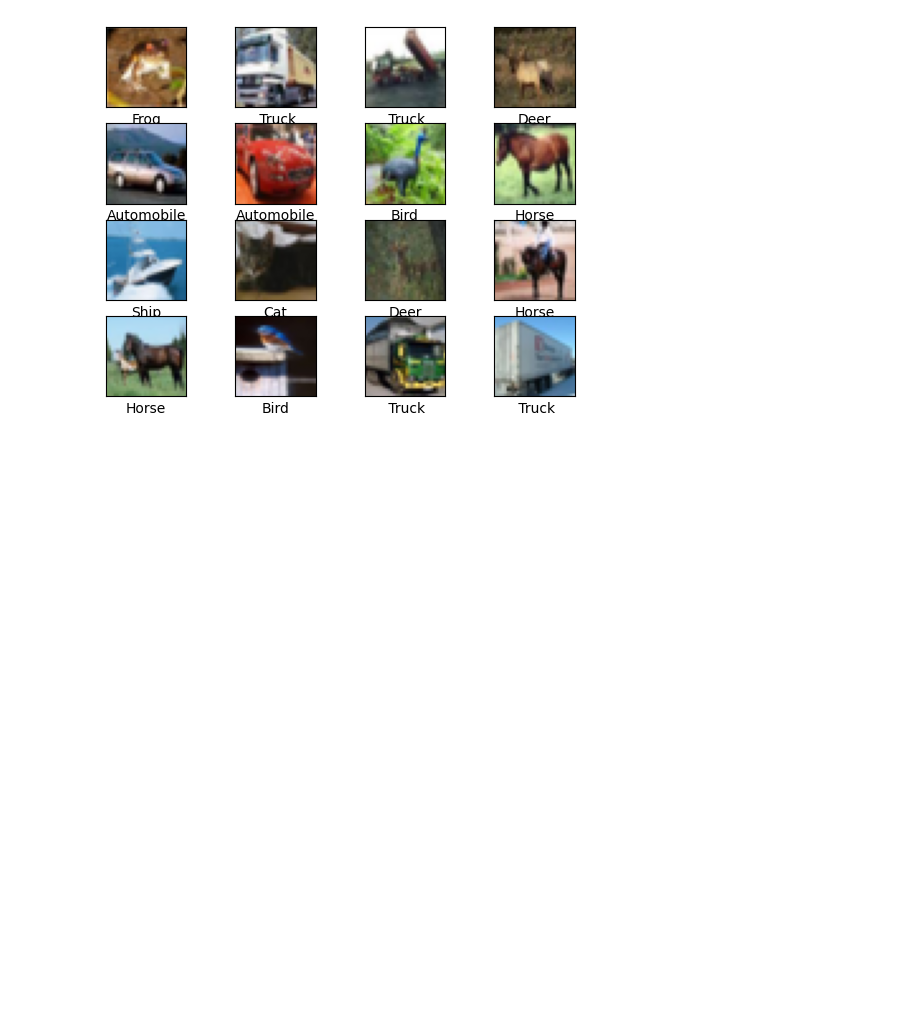
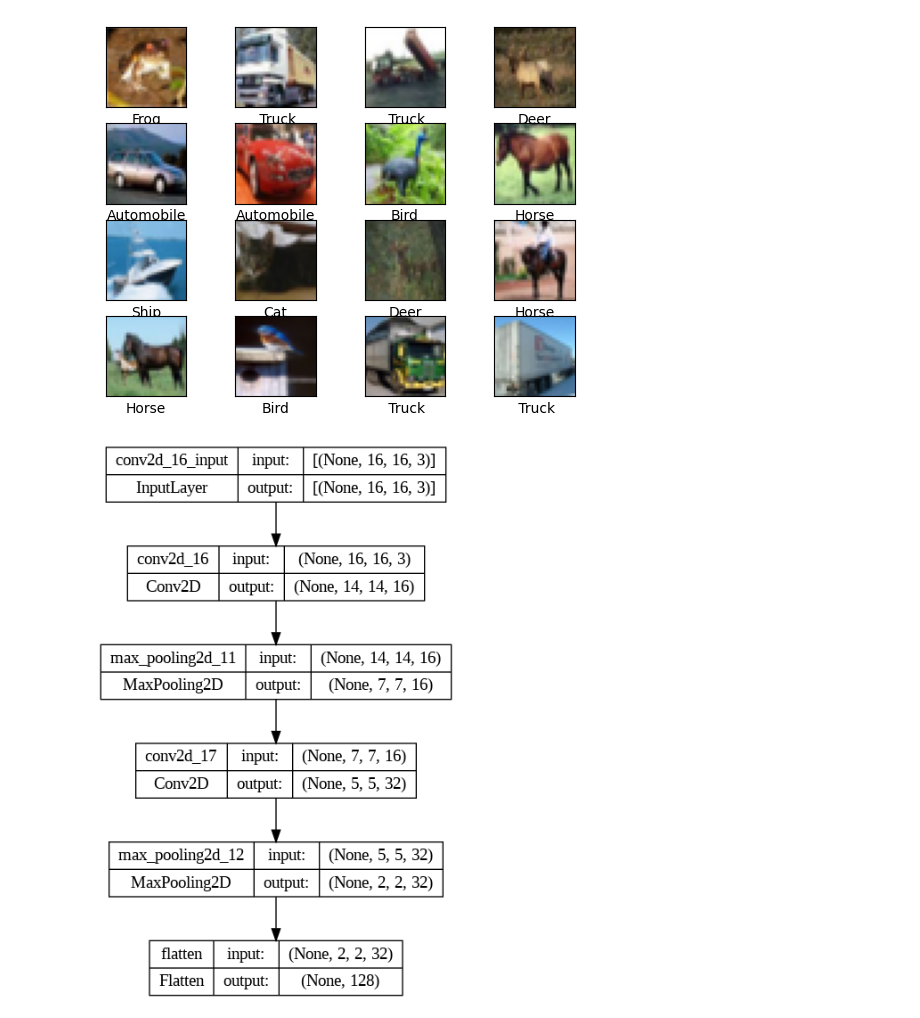
Before and after one commit to Iam-whizzy/DataScience, a Jupyter notebook: ImageClassification.ipynb, the cells around one changed output. Saved outputs shown, nothing was run; the diff lists cells and outputs as text; code cells hidden in the pictures; blank space fills up the shorter version.

```diff
--- a/ImageClassification.ipynb
+++ b/ImageClassification.ipynb
@@ -55,3 +55,29 @@ model = models.Sequential()
 # Maximum Pooling
 model.add(layers.Conv2D(16, (3,3), activation = 'relu', input_shape = (16,16, 3)))
 model.add(layers.MaxPool2D(2,2))
+
+# Hidden Layers
+model.add(layers.Conv2D(32, (3,3), activation = 'relu'))
+model.add(layers.MaxPool2D(2,2))
+
+# model.add(layers.Conv2D(64, (3,3), activation = 'relu'))
+# model.add(layers.MaxPool2D(2,2))
+
+# Flattening
+# 16x16 -> 256 neurons
+model.add(layers.Flatten())
+# %%
+# ANN Layers -> Dense -> 32
+
+model.add(layers.Dense(32, activation = 'relu'))
+
+# Output Layer
+# Sigmoid -> One Output
+# Softmax -> 10
+
+model.add(layers.Dense(32, activation = 'softmax'))
+# %%
+from keras.utils import plot_model
+plot_model(model, to_file='ann_model.png', show_shapes=True)
+# %% [output]
+[figure, added]
```
Also changed, not shown: parts of 2 cells of this notebook.
